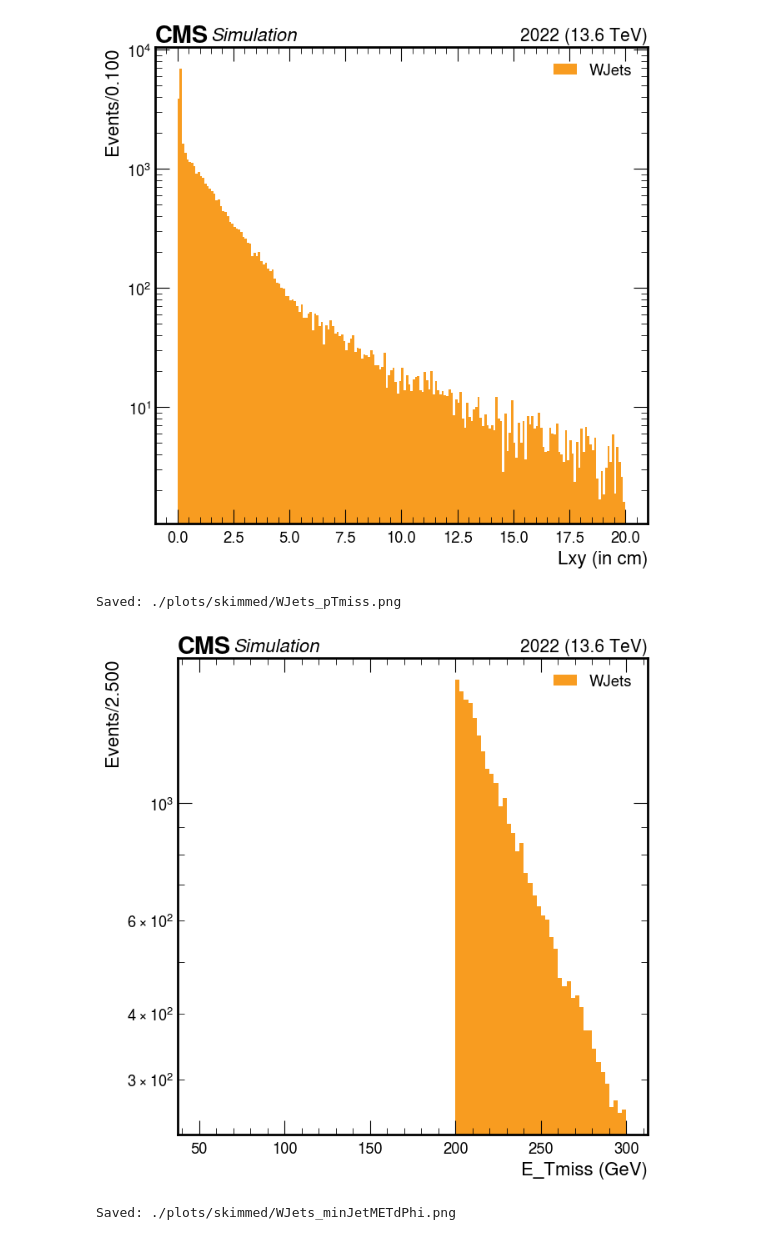
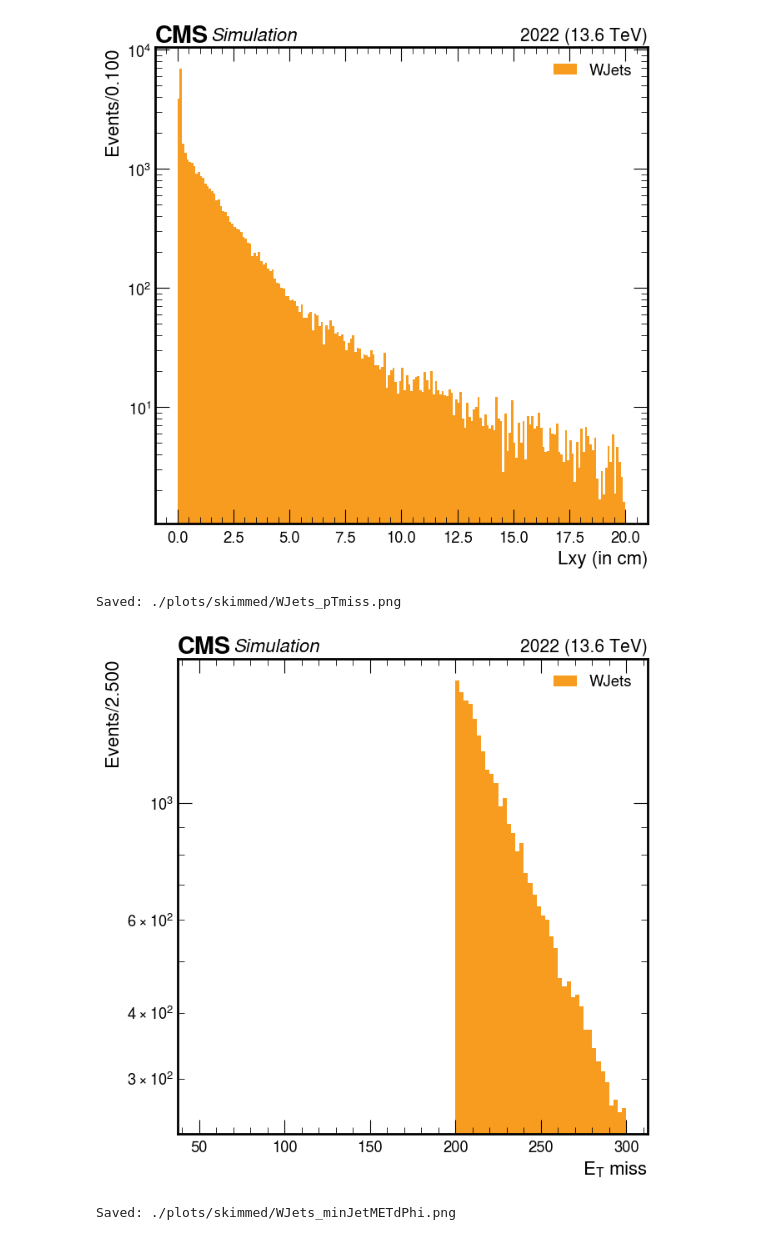
Before and after one commit to 32robertsa/iDMe, a Jupyter notebook: python_analysis/exampleNotebooks/skimmedstep2.ipynb, the cells around one changed output. Saved outputs shown, nothing was run; the diff lists cells and outputs as text; code cells hidden in the pictures.

```diff
--- a/python_analysis/exampleNotebooks/skimmedstep2.ipynb
+++ b/python_analysis/exampleNotebooks/skimmedstep2.ipynb
@@ -95,35 +95,35 @@ plot_dict = {
     'cut': 'cut3',
     'year': 2022
 }
 
 style_dict = {
     'fig': fig,
     'ax': ax,
     'rebin': 1j,
     'xlim': [0,400],     # if None, the default will show up; otherwise give as a list, i.e. [0, 10]
     'doLogy': True,
     'doLogx': False,
     'doDensity': False,
     'doYerr': False,
-    'xlabel': r"E_Tmiss (GeV)",   # if None, the default will show up; otherwise give as a string, i.e. 'Electron dxy'
+    'xlabel': r"$E_T$ miss",   # if None, the default will show up; otherwise give as a string, i.e. 'Electron dxy'
     'ylabel': None,   # if None, the default will show up; otherwise give as a string, i.e. 'Efficiency'
     'label': None,    # if None, the default will show up; otherwise give as a string, i.e. 'Highest ctau signal samples'
     'flow': None,     # overflow
     'doSave': True,
     'outDir': './plots/skimmed',
     'outName': f'WJets_pTmiss.png'
 }
 
 # bkg
 ptools.plot_bkg_1d(bkg_histo, plot_dict, style_dict, isLegacy = False)
 
 
 #plt.title('')
 plt.legend()
 plt.show()
 # %% [output]
 Saved: ./plots/skimmed/WJets_pTmiss.png
-[figure, old version]
+[figure, new version]
 # %%
 #Top left plot
 fig, ax = plt.subplots(figsize=(7,7))
```
Also changed, not shown: parts of 2 cells of this notebook, 1 other file.
